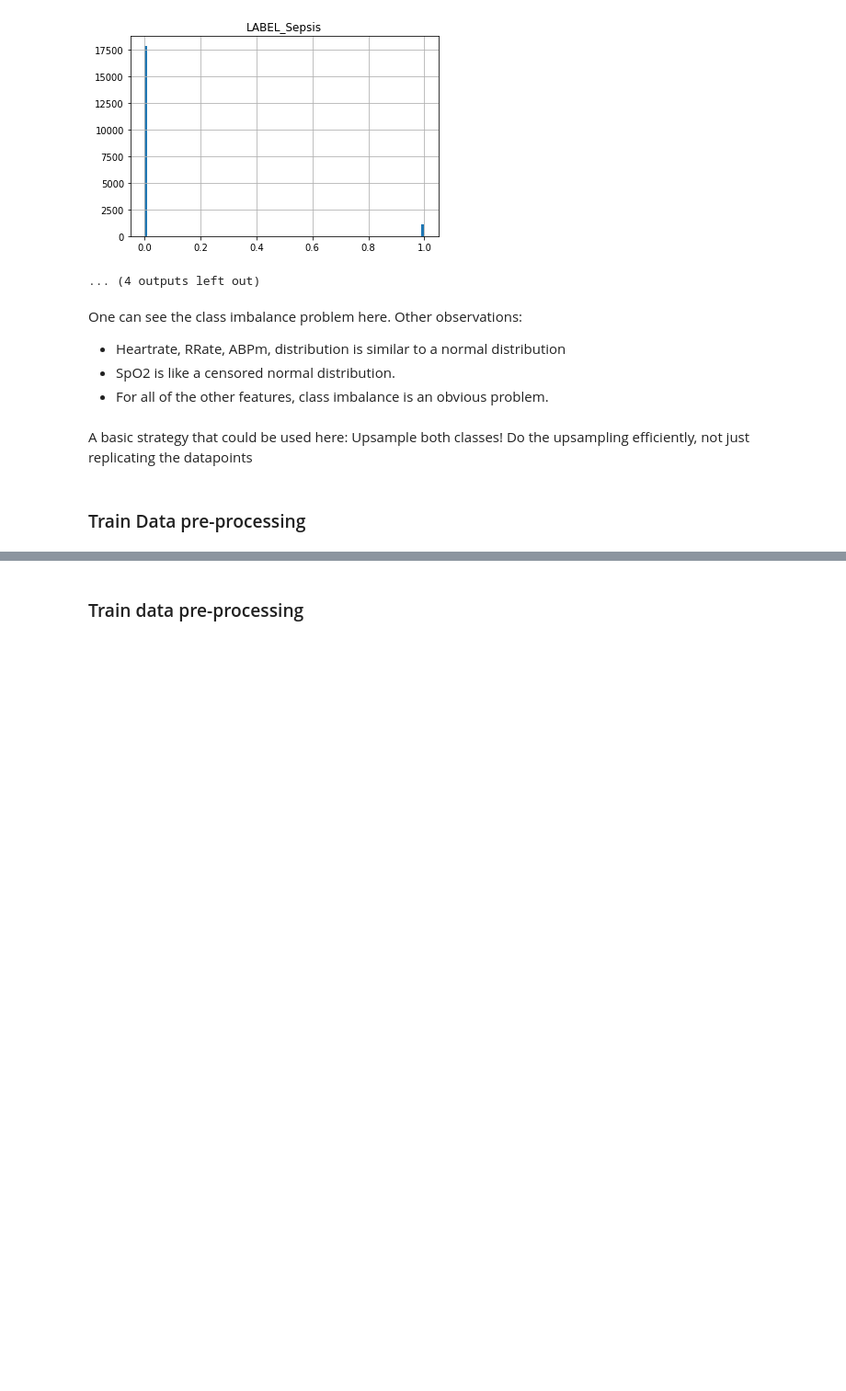
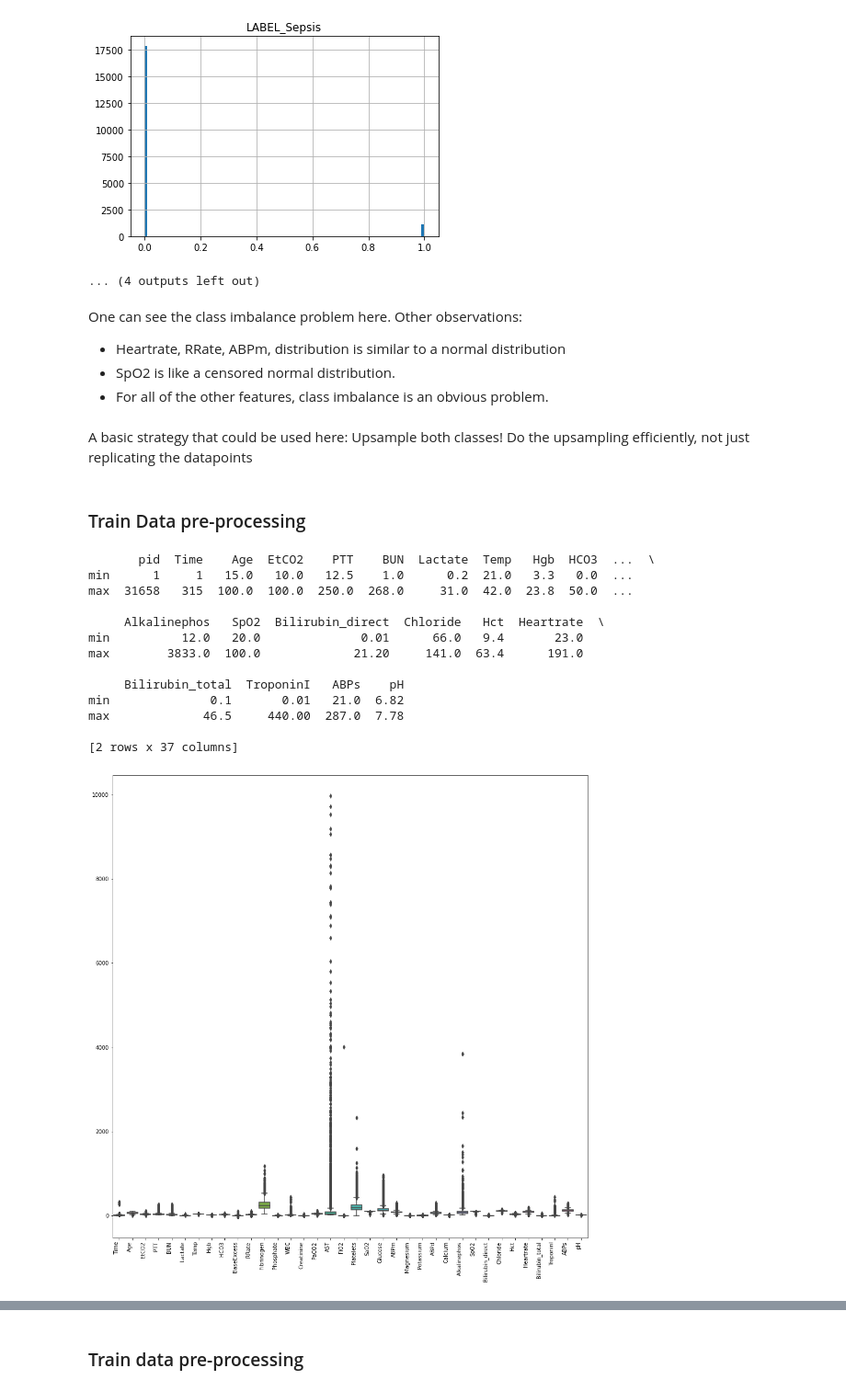
Before and after one commit to Ahmadrezauf/IntroToML, a Jupyter notebook: task_2/Ldt_task2.ipynb, the cells around one changed output, grey strips where cells are left out. Shown at 92% size. Cells and saved outputs as stored; diff of their text form; code cells hidden in the pictures; blank space fills up the shorter version.

```diff
--- a/task_2/Ldt_task2.ipynb
+++ b/task_2/Ldt_task2.ipynb
@@ -69,3 +72,41 @@ One can see the class imbalance problem here. Other observations:
 A basic strategy that could be used here: Upsample both classes! Do the upsampling efficiently, not just replicating the datapoints
 # %% [markdown]
 ### Train Data pre-processing
+# %%
+# data inspection:
+#############################################
+# range of the provided data?
+print(df_train_features.agg([min, max]))
+
+# Boxplotting the data
+# fig2, ax2 = plt.subplots()
+# ax2.set_title('BUN')
+# ax2.boxplot(df_train_features.iloc[:,5], notch=True)
+
+plt.figure(figsize=(16, 16))
+ax = sns.boxplot(data = df_train_features.iloc[:,1:])
+ax.set_xticklabels(
+    ax.get_xticklabels(),
+    rotation=90,
+    horizontalalignment='right'
+);
+
+# with PdfPages("./Results/Train_columns_boxplot.pdf") as export_pdf:
+#     for i in list(df_train_labels)[1:]:
+#         df_train_labels.hist(column = i, bins = 100)
+#         export_pdf.savefig()
+# %% [output]
+       pid  Time    Age  EtCO2    PTT    BUN  Lactate  Temp   Hgb  HCO3  ...  \
+min      1     1   15.0   10.0   12.5    1.0      0.2  21.0   3.3   0.0  ...
+max  31658   315  100.0  100.0  250.0  268.0     31.0  42.0  23.8  50.0  ...
+
+     Alkalinephos   SpO2  Bilirubin_direct  Chloride   Hct  Heartrate  \
+min          12.0   20.0              0.01      66.0   9.4       23.0
+max        3833.0  100.0             21.20     141.0  63.4      191.0
+
+     Bilirubin_total  TroponinI   ABPs    pH
+min              0.1       0.01   21.0  6.82
+max             46.5     440.00  287.0  7.78
+
+[2 rows x 37 columns]
+[figure, added]
```
Also changed, not shown: parts of 12 cells of this notebook, 9 other files.
